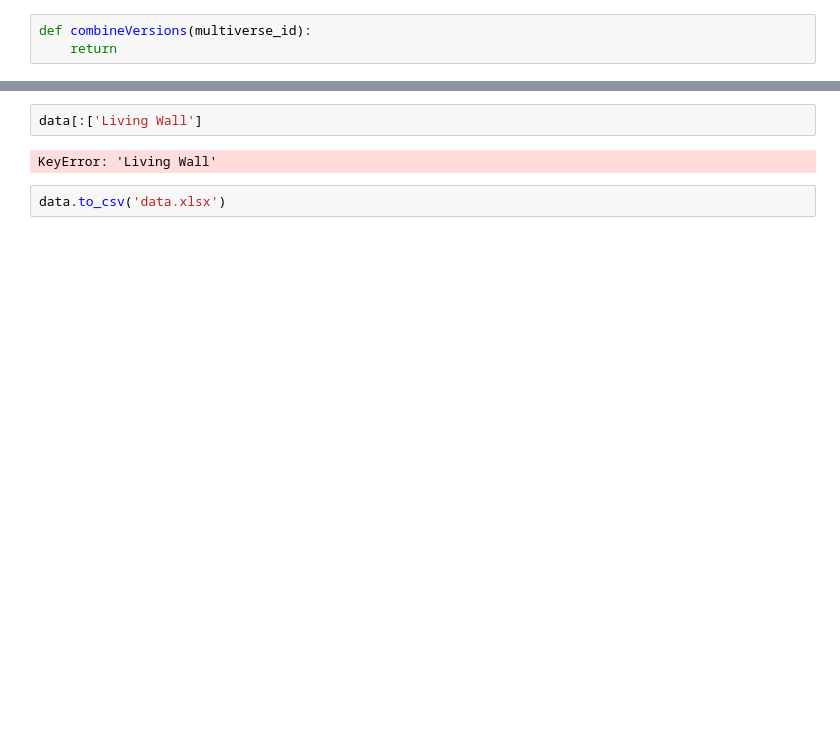
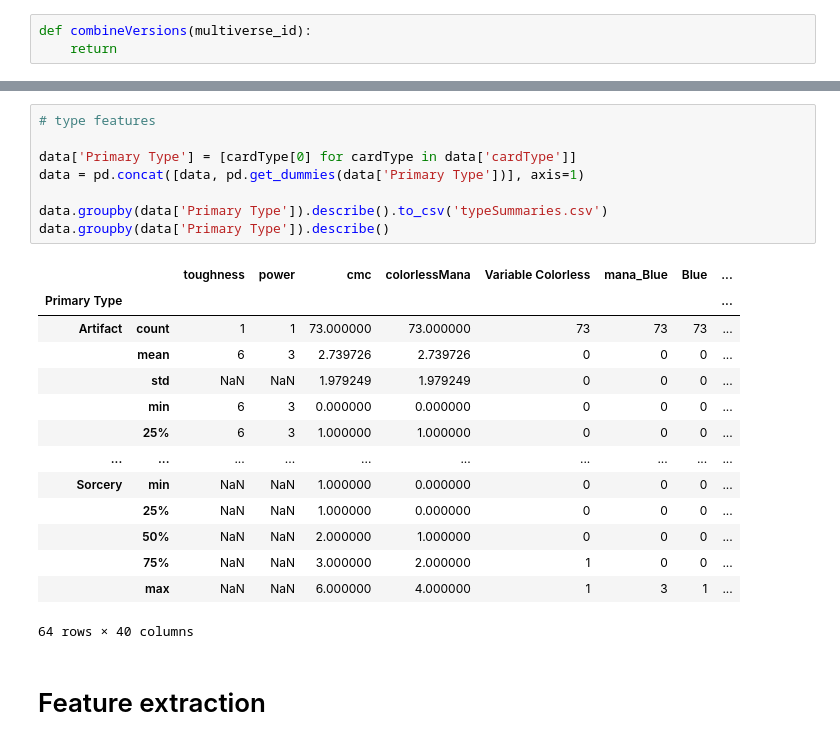
Before and after one commit to nhuber/magickmeans, a Jupyter notebook: MagicKMeans.ipynb, the cells around one changed output, grey strips where cells are left out. Cells and saved outputs as stored; diff of their text form; blank space fills up the shorter version.

```diff
--- a/MagicKMeans.ipynb
+++ b/MagicKMeans.ipynb
@@ -359,6 +203,25 @@ for ability in creatureAbilities:
-# %%
-data[:['Living Wall']
-# %% [output]
-KeyError: 'Living Wall'
-# %%
-data.to_csv('data.xlsx')
+# %%
+# type features
+
+data['Primary Type'] = [cardType[0] for cardType in data['cardType']]
+data = pd.concat([data, pd.get_dummies(data['Primary Type'])], axis=1)
+
+data.groupby(data['Primary Type']).describe().to_csv('typeSummaries.csv')
+data.groupby(data['Primary Type']).describe()
+# %% [output]
+|  |  | toughness | power | cmc | colorlessMana | Variable Colorless | mana_Blue | Blue | ... |
+| Primary Type |  |  |  |  |  |  |  |  | ... |
+| Artifact | count | 1 | 1 | 73.000000 | 73.000000 | 73 | 73 | 73 | ... |
+|  | mean | 6 | 3 | 2.739726 | 2.739726 | 0 | 0 | 0 | ... |
+|  | std | NaN | NaN | 1.979249 | 1.979249 | 0 | 0 | 0 | ... |
+|  | min | 6 | 3 | 0.000000 | 0.000000 | 0 | 0 | 0 | ... |
+|  | 25% | 6 | 3 | 1.000000 | 1.000000 | 0 | 0 | 0 | ... |
+| ... | ... | ... | ... | ... | ... | ... | ... | ... | ... |
+| Sorcery | min | NaN | NaN | 1.000000 | 0.000000 | 0 | 0 | 0 | ... |
+|  | 25% | NaN | NaN | 1.000000 | 0.000000 | 0 | 0 | 0 | ... |
+|  | 50% | NaN | NaN | 2.000000 | 1.000000 | 0 | 0 | 0 | ... |
+|  | 75% | NaN | NaN | 3.000000 | 2.000000 | 1 | 0 | 0 | ... |
+|  | max | NaN | NaN | 6.000000 | 4.000000 | 1 | 3 | 1 | ... |
+64 rows × 40 columns
+# %% [markdown]
+# Feature extraction
```
Also changed, not shown: parts of 16 cells of this notebook, 7 other files.
